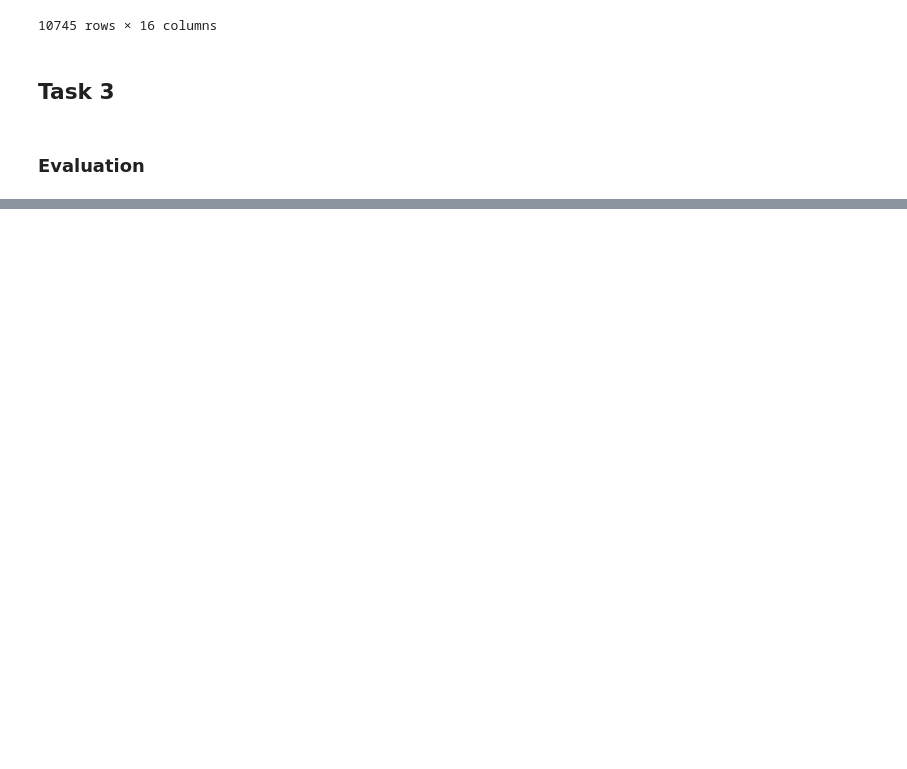
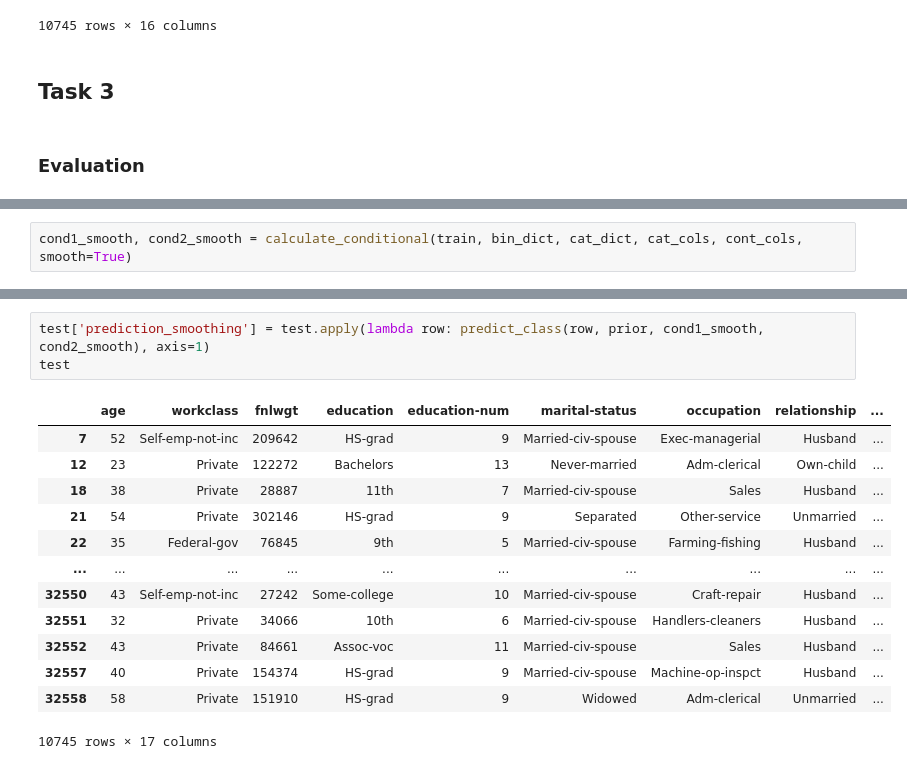
Before and after one commit to nullmight/ML-Assignment-2, a Jupyter notebook: NaiveBayes.ipynb, the cells around one changed output, grey strips where cells are left out. Cells and saved outputs as stored; diff of their text form; blank space fills up the shorter version.

Commit message:
Add smoothing

```diff
--- a/NaiveBayes.ipynb
+++ b/NaiveBayes.ipynb
@@ -254,0 +327,2 @@ test
+# %%
+cond1_smooth, cond2_smooth = calculate_conditional(train, bin_dict, cat_dict, cat_cols, cont_cols, smooth=True)
@@ -254,0 +350,17 @@ test
+# %%
+test['prediction_smoothing'] = test.apply(lambda row: predict_class(row, prior, cond1_smooth, cond2_smooth), axis=1)
+test
+# %% [output]
+|  | age | workclass | fnlwgt | education | education-num | marital-status | occupation | relationship | ... |
+| 7 | 52 | Self-emp-not-inc | 209642 | HS-grad | 9 | Married-civ-spouse | Exec-managerial | Husband | ... |
+| 12 | 23 | Private | 122272 | Bachelors | 13 | Never-married | Adm-clerical | Own-child | ... |
+| 18 | 38 | Private | 28887 | 11th | 7 | Married-civ-spouse | Sales | Husband | ... |
+| 21 | 54 | Private | 302146 | HS-grad | 9 | Separated | Other-service | Unmarried | ... |
+| 22 | 35 | Federal-gov | 76845 | 9th | 5 | Married-civ-spouse | Farming-fishing | Husband | ... |
+| ... | ... | ... | ... | ... | ... | ... | ... | ... | ... |
+| 32550 | 43 | Self-emp-not-inc | 27242 | Some-college | 10 | Married-civ-spouse | Craft-repair | Husband | ... |
+| 32551 | 32 | Private | 34066 | 10th | 6 | Married-civ-spouse | Handlers-cleaners | Husband | ... |
+| 32552 | 43 | Private | 84661 | Assoc-voc | 11 | Married-civ-spouse | Sales | Husband | ... |
+| 32557 | 40 | Private | 154374 | HS-grad | 9 | Married-civ-spouse | Machine-op-inspct | Husband | ... |
+| 32558 | 58 | Private | 151910 | HS-grad | 9 | Widowed | Adm-clerical | Unmarried | ... |
+10745 rows × 17 columns
```
Also changed, not shown: parts of 16 cells of this notebook, 1 other file.
